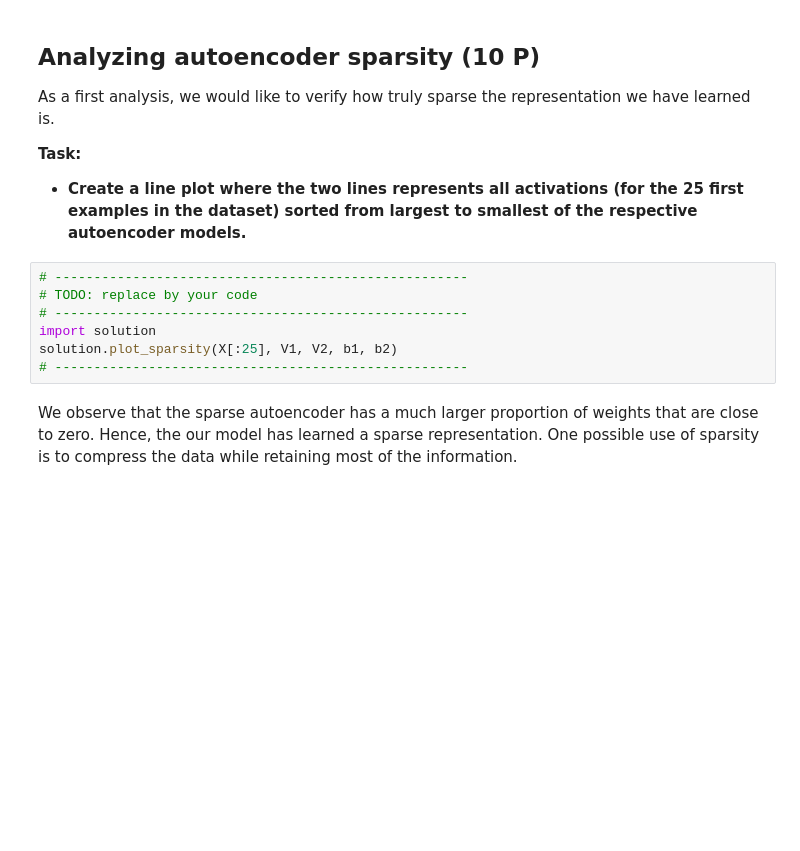
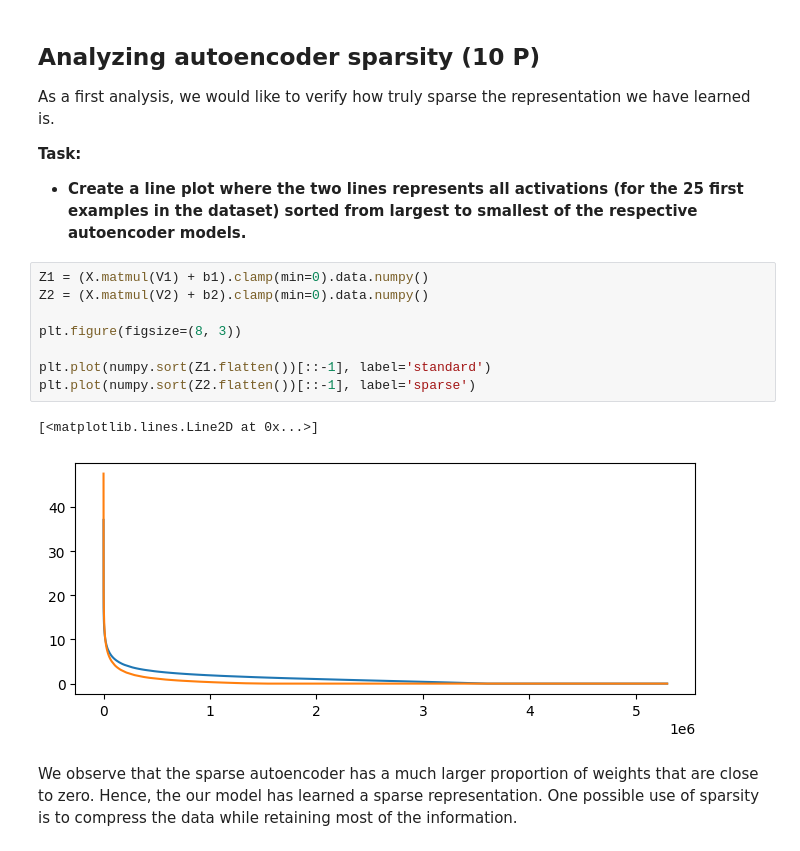
Before and after one commit to pdcnguyen/Machine-Learning, a Jupyter notebook: ML2/sheet5/sheet05-programming.ipynb, the cells around one changed output. Saved outputs shown, nothing was run; the diff lists cells and outputs as text; blank space fills up the shorter version.

```diff
--- a/ML2/sheet5/sheet05-programming.ipynb
+++ b/ML2/sheet5/sheet05-programming.ipynb
@@ -169,13 +186,17 @@ As a first analysis, we would like to verify how truly sparse the representation
 **Task:**
 
  * **Create a line plot where the two lines represents all activations (for the 25 first examples in the dataset) sorted from largest to smallest of the respective autoencoder models.**
-# %%
-# -----------------------------------------------------
-# TODO: replace by your code
-# -----------------------------------------------------
-import solution
-solution.plot_sparsity(X[:25], V1, V2, b1, b2)
-# -----------------------------------------------------
+# %%
+Z1 = (X.matmul(V1) + b1).clamp(min=0).data.numpy()
+Z2 = (X.matmul(V2) + b2).clamp(min=0).data.numpy()
+
+plt.figure(figsize=(8, 3))
+
+plt.plot(numpy.sort(Z1.flatten())[::-1], label='standard')
+plt.plot(numpy.sort(Z2.flatten())[::-1], label='sparse')
+# %% [output]
+[<matplotlib.lines.Line2D at 0x...>]
+[figure, added]
 # %% [markdown]
 We observe that the sparse autoencoder has a much larger proportion of weights that are close to zero. Hence, the our model has learned a sparse representation. One possible use of sparsity is to compress the data while retaining most of the information.
 # %% [markdown]
```
Also changed, not shown: parts of 5 cells of this notebook.
